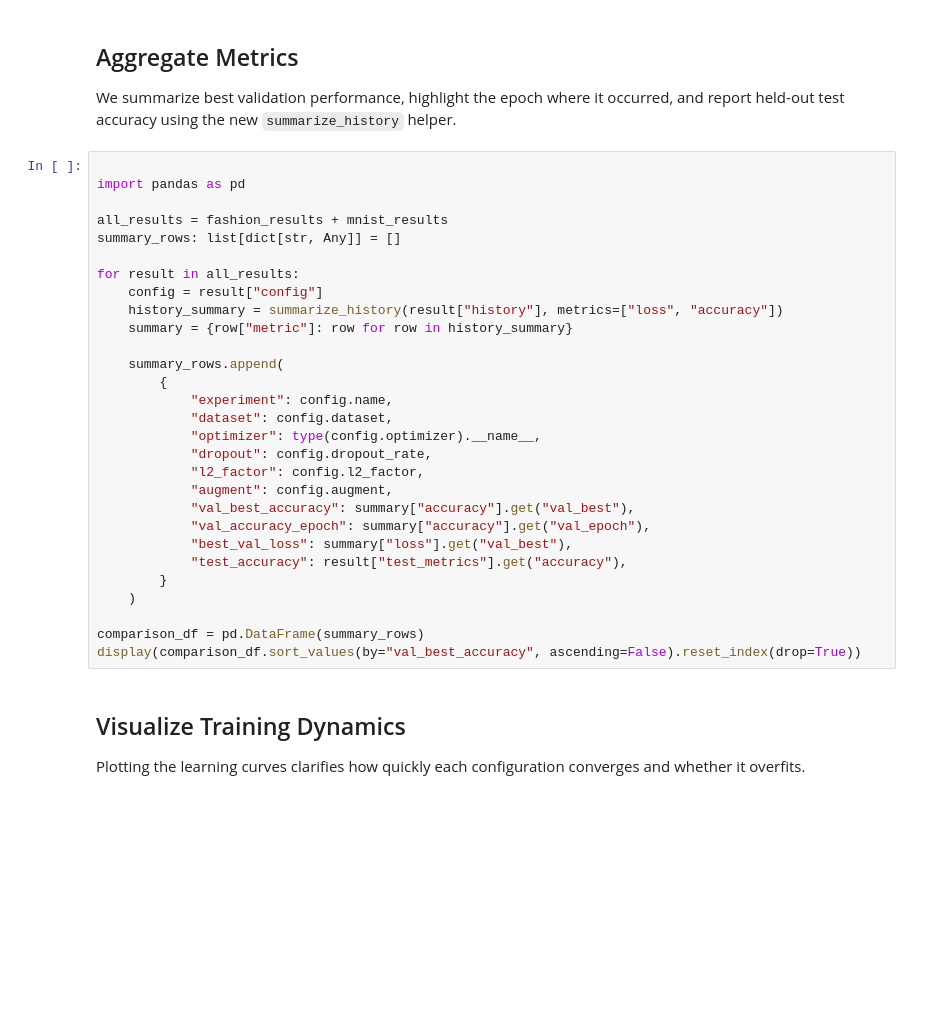
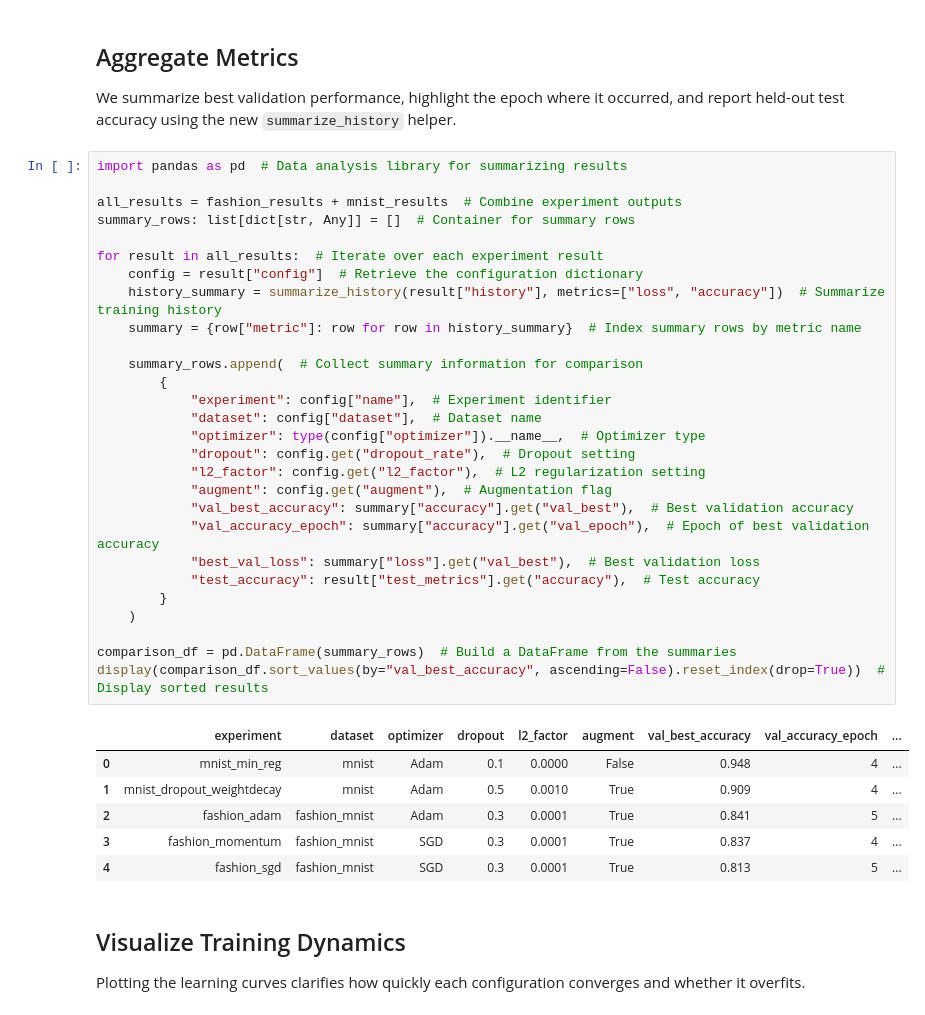
Before and after one commit to AIBabyTeaching/DEEP-LEARNING-2025, a Jupyter notebook: notebooks/W03_optimization_regularization.ipynb, the cells around one changed output. Saved outputs shown, nothing was run; the diff lists cells and outputs as text; blank space fills up the shorter version.

Commit message:
regular

```diff
--- a/notebooks/W03_optimization_regularization.ipynb
+++ b/notebooks/W03_optimization_regularization.ipynb
@@ -367,34 +352,40 @@ mnist_results = [run_experiment(cfg) for cfg in mnist_experiments]
 
 We summarize best validation performance, highlight the epoch where it occurred, and report held-out test accuracy using the new `summarize_history` helper.
 # %%
+import pandas as pd  # Data analysis library for summarizing results
 
-import pandas as pd
+all_results = fashion_results + mnist_results  # Combine experiment outputs
+summary_rows: list[dict[str, Any]] = []  # Container for summary rows
 
-all_results = fashion_results + mnist_results
-summary_rows: list[dict[str, Any]] = []
+for result in all_results:  # Iterate over each experiment result
+    config = result["config"]  # Retrieve the configuration dictionary
+    history_summary = summarize_history(result["history"], metrics=["loss", "accuracy"])  # Summarize training history
+    summary = {row["metric"]: row for row in history_summary}  # Index summary rows by metric name
 
-for result in all_results:
-    config = result["config"]
-    history_summary = summarize_history(result["history"], metrics=["loss", "accuracy"])
-    summary = {row["metric"]: row for row in history_summary}
-
-    summary_rows.append(
+    summary_rows.append(  # Collect summary information for comparison
         {
-            "experiment": config.name,
-            "dataset": config.dataset,
-            "optimizer": type(config.optimizer).__name__,
-            "dropout": config.dropout_rate,
-            "l2_factor": config.l2_factor,
-            "augment": config.augment,
-            "val_best_accuracy": summary["accuracy"].get("val_best"),
-            "val_accuracy_epoch": summary["accuracy"].get("val_epoch"),
-            "best_val_loss": summary["loss"].get("val_best"),
-            "test_accuracy": result["test_metrics"].get("accuracy"),
+            "experiment": config["name"],  # Experiment identifier
+            "dataset": config["dataset"],  # Dataset name
+            "optimizer": type(config["optimizer"]).__name__,  # Optimizer type
+            "dropout": config.get("dropout_rate"),  # Dropout setting
+            "l2_factor": config.get("l2_factor"),  # L2 regularization setting
+            "augment": config.get("augment"),  # Augmentation flag
+            "val_best_accuracy": summary["accuracy"].get("val_best"),  # Best validation accuracy
+            "val_accuracy_epoch": summary["accuracy"].get("val_epoch"),  # Epoch of best validation accuracy
+            "best_val_loss": summary["loss"].get("val_best"),  # Best validation loss
+            "test_accuracy": result["test_metrics"].get("accuracy"),  # Test accuracy
         }
     )
 
-comparison_df = pd.DataFrame(summary_rows)
-display(comparison_df.sort_values(by="val_best_accuracy", ascending=False).reset_index(drop=True))
+comparison_df = pd.DataFrame(summary_rows)  # Build a DataFrame from the summaries
+display(comparison_df.sort_values(by="val_best_accuracy", ascending=False).reset_index(drop=True))  # Display sorted results
+# %% [output]
+|  | experiment | dataset | optimizer | dropout | l2_factor | augment | val_best_accuracy | val_accuracy_epoch | ... |
+| 0 | mnist_min_reg | mnist | Adam | 0.1 | 0.0000 | False | 0.948 | 4 | ... |
+| 1 | mnist_dropout_weightdecay | mnist | Adam | 0.5 | 0.0010 | True | 0.909 | 4 | ... |
+| 2 | fashion_adam | fashion_mnist | Adam | 0.3 | 0.0001 | True | 0.841 | 5 | ... |
+| 3 | fashion_momentum | fashion_mnist | SGD | 0.3 | 0.0001 | True | 0.837 | 4 | ... |
+| 4 | fashion_sgd | fashion_mnist | SGD | 0.3 | 0.0001 | True | 0.813 | 5 | ... |
 # %% [markdown]
 ## Visualize Training Dynamics
 
```
Also changed, not shown: parts of 9 cells of this notebook.
